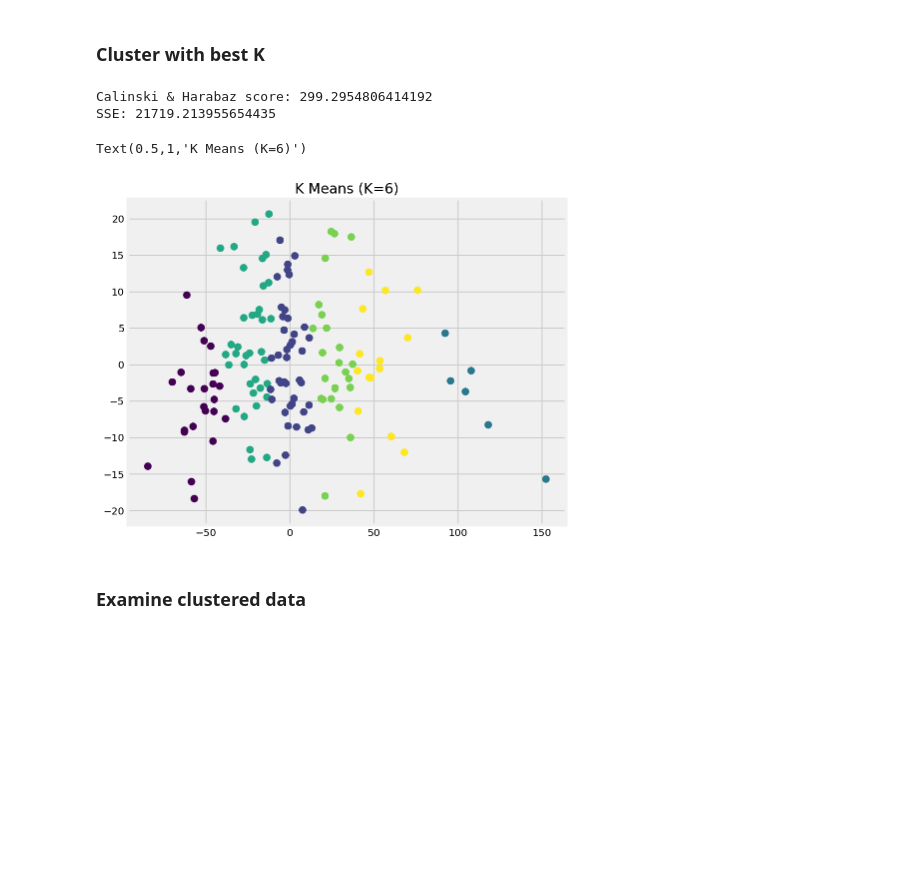
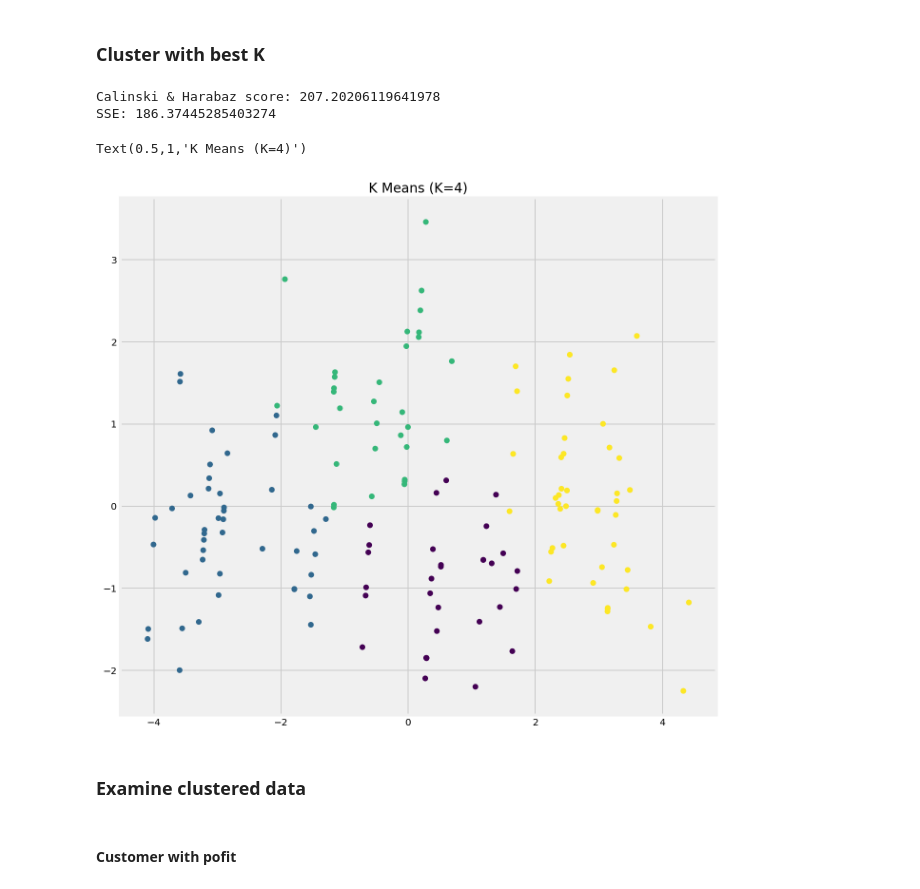
Before and after one commit to miaoever/IOT, a Jupyter notebook: Standup 4/K-means.ipynb, the cells around one changed output. Saved outputs shown, nothing was run; the diff lists cells and outputs as text; code cells hidden in the pictures; blank space fills up the shorter version.

Commit message:
add data analysis

```diff
--- a/Standup 4/K-means.ipynb
+++ b/Standup 4/K-means.ipynb
@@ -117,10 +189,0 @@ pca_results = vs.pca_results(df[index[2]], pca)
-# %%
-from sklearn.decomposition import PCA
-index[3]=["amount","transitDuration", "shipVisitCount", "productSales",\
-        "shipHandleCost","productCOGS","shipVisitCost"]
-X[3] = df[index[3]]
-
-pca = PCA(n_components=2)
-X[3] = pca.fit_transform(X[3])
-
-pca_results = vs.pca_results(df[index[3]], pca)
@@ -138,17 +199,20 @@ import numpy as np
 sse = {}
 chs = {}
 fig = plt.figure(1, figsize=(10,20))
+
+X_keys = X.keys()
+
 for i in xrange(4):
     #KMeans
-    km = KMeans(n_clusters=9,
-               max_iter=2000)
+    km = KMeans(n_clusters=8,
+               max_iter=1000)
 
-    y_pred = km.fit_predict(X[i])
+    y_pred = km.fit_predict(X[X_keys[i]])
 
     #Measuremenet: SSE
     sse[i] = km.inertia_
     #Measuremenet: Calinski and Harabaz score
-    chs[i]= calinski_harabaz_score(X[i], y_pred)
+    chs[i]= calinski_harabaz_score(X[X_keys[i]], y_pred)
 
 #Plotting SSE
 fig = plt.figure(2,figsize=(10,3))
@@ -162,12 +226,15 @@ plt.plot(list(chs.keys()), list(chs.values()))
 plt.xlabel("Dataset#")
 plt.ylabel("C&H Score")
 
-# Chooose the best dataset index
-i_sse = max(sse.items(), key = lambda x:x[1])[0]
+# Chooose the dataset index
+i_sse = min(sse.items(), key = lambda x:x[1])[0]
 i_chs = max(chs.items(), key = lambda x:x[1])[0]
-INDEX = i_chs
+
+# INDEX = X_keys[i_chs]
+INDEX = "users"
+
 if i_sse == i_chs:
-    print "SSH and C&H scores agree on dataset index #",INDEX
+    print "SSH and C&H scores agree on usng dataset ",INDEX
 else:
-    print "SSH and C&H scores conflict, choose C&H result: dataset index #",INDEX
+    print "SSH and C&H scores conflict, choose C&H result: dataset ",INDEX
 # %% [output]
@@ -191,11 +258,11 @@ data = X[INDEX]
 
 sse = {}
 chs = {}
-fig = plt.figure(1, figsize=(10,20))
+fig = plt.figure(1, figsize=(20,40))
 for k in xrange(1,11):
     #KMeans
     km = KMeans(n_clusters=k,
-               max_iter=2000)
+               max_iter=1000)
 
     y_pred = km.fit_predict(data)
     sse[k] = km.inertia_
@@ -205,7 +272,7 @@ for k in xrange(1,11):
         chs[k]= calinski_harabaz_score(data, y_pred)
 
     plt.subplot(5,2,k)
-    plt.scatter(data[:, 0], data[:, 1], c=y_pred, s=50, cmap='viridis')
+    plt.scatter(data[:, 0], data[:, 1],  s=30, c=y_pred, cmap='viridis')
     plt.title("K Means (K=%d)"%k, fontsize=14)
 
 #Plotting SSE
@@ -230,31 +297,32 @@ K = max(chs.items(), key = lambda x:x[1])[0]
 # %%
 %matplotlib inline
 from sklearn.cluster import KMeans
 from sklearn.metrics import calinski_harabaz_score
 import matplotlib.pyplot as plt
 import numpy as np
-
 
 #KMeans
 km = KMeans(n_clusters= K,
            max_iter=2000)
 
 y_pred = km.fit_predict(data)
 
 #Measuremenet: Calinski and Harabaz score
 print "Calinski & Harabaz score:",calinski_harabaz_score(data, y_pred)
 print "SSE:",km.inertia_
 
 #Plotting
-fig = plt.figure(1, figsize=(7,6))
-plt.scatter(data[:, 0], data[:, 1], c=y_pred, s=50, cmap='viridis')
+fig = plt.figure(1, figsize=(10,10))
+plt.scatter(data[:, 0], data[:, 1], c=y_pred, s=30, cmap='viridis')
 plt.title("K Means (K=%d)"%K, fontsize=14)
 # %% [output]
-Calinski & Harabaz score: 299.2954806414192
-SSE: 21719.213955654435
+Calinski & Harabaz score: 207.20206119641978
+SSE: 186.37445285403274
-Text(0.5,1,'K Means (K=6)')
+Text(0.5,1,'K Means (K=4)')
-[figure, old version]
+[figure, new version]
 # %% [markdown]
 ### Examine clustered data
+# %% [markdown]
+#### Customer with pofit
 # %%
 cluster = {}
```
Also changed, not shown: parts of 26 cells of this notebook.
